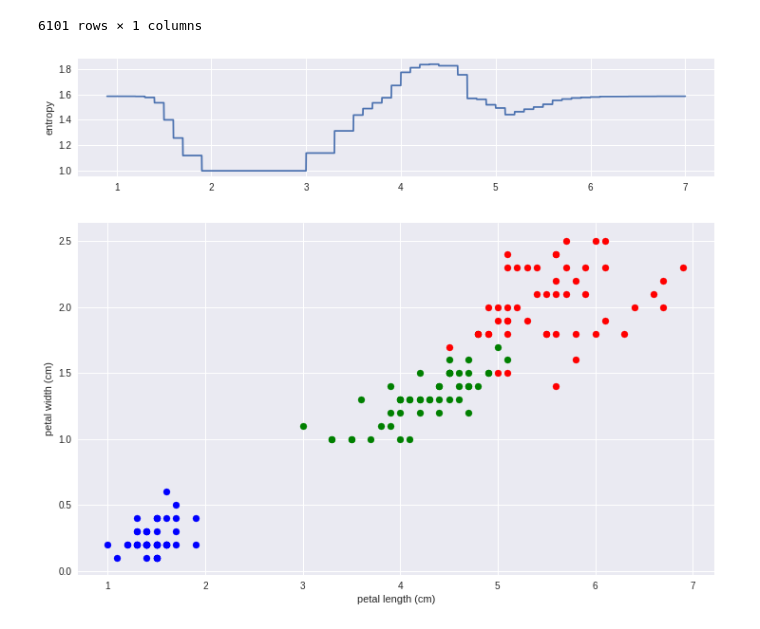
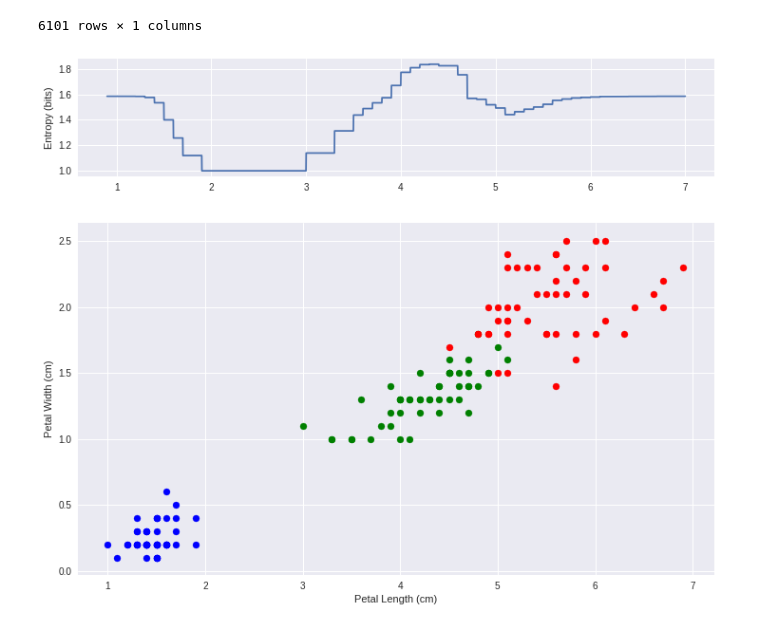
Before and after one commit to hackoregon/civicu-machine-learning, a Jupyter notebook: lessons/06-Decision-Trees/0_Entropy.ipynb, the cells around one changed output. Saved outputs shown, nothing was run; the diff lists cells and outputs as text; code cells hidden in the pictures.

```diff
--- a/lessons/06-Decision-Trees/0_Entropy.ipynb
+++ b/lessons/06-Decision-Trees/0_Entropy.ipynb
@@ -182,24 +165,20 @@ pd.DataFrame(entropies)
 | 6100 | 1.584963 |
 6101 rows × 1 columns
 # %%
-# plot it
-fig = figure(10,figsize=(12, 10))
-gs = gridspec.GridSpec(2, 1, height_ratios=[1, 3])
-ax0 = subplot(gs[0])
+from matplotlib.gridspec import GridSpec
+
+fig = plt.figure(10,figsize=(12, 10))
+gs = GridSpec(2, 1, height_ratios=[1, 3])
+ax0 = plt.subplot(gs[0])
 ax0.plot(e_x,entropies)
-ax0.set_ylabel("entropy")
-# ax0.set_xlim([0.9,7.])
-# ax0.set_ylim([0.9,1.9])
+ax0.set_ylabel("Entropy (bits)")
 
-
-ax1 = subplot(gs[1])
+ax1 = plt.subplot(gs[1])
 ax1.scatter(data_t0[:,2], data_t0[:,3], color = 'b', label=iris.target_names[0])
 ax1.scatter(data_t1[:,2], data_t1[:,3], color = 'g', label=iris.target_names[1])
 ax1.scatter(data_t2[:,2], data_t2[:,3], color = 'r', label=iris.target_names[2])
-ax1.set_xlabel("petal length (cm)")
-ax1.set_ylabel("petal width (cm)")
-# ax1.set_xlim([0.9,7.])
-# ax1.set_ylim([0,2.6])
+ax1.set_xlabel("Petal Length (cm)")
+ax1.set_ylabel("Petal Width (cm)")
 plt.show()
 # %% [output]
-[figure, old version]
+[figure, new version]
```
Also changed, not shown: parts of 5 cells of this notebook, 6 other files.
